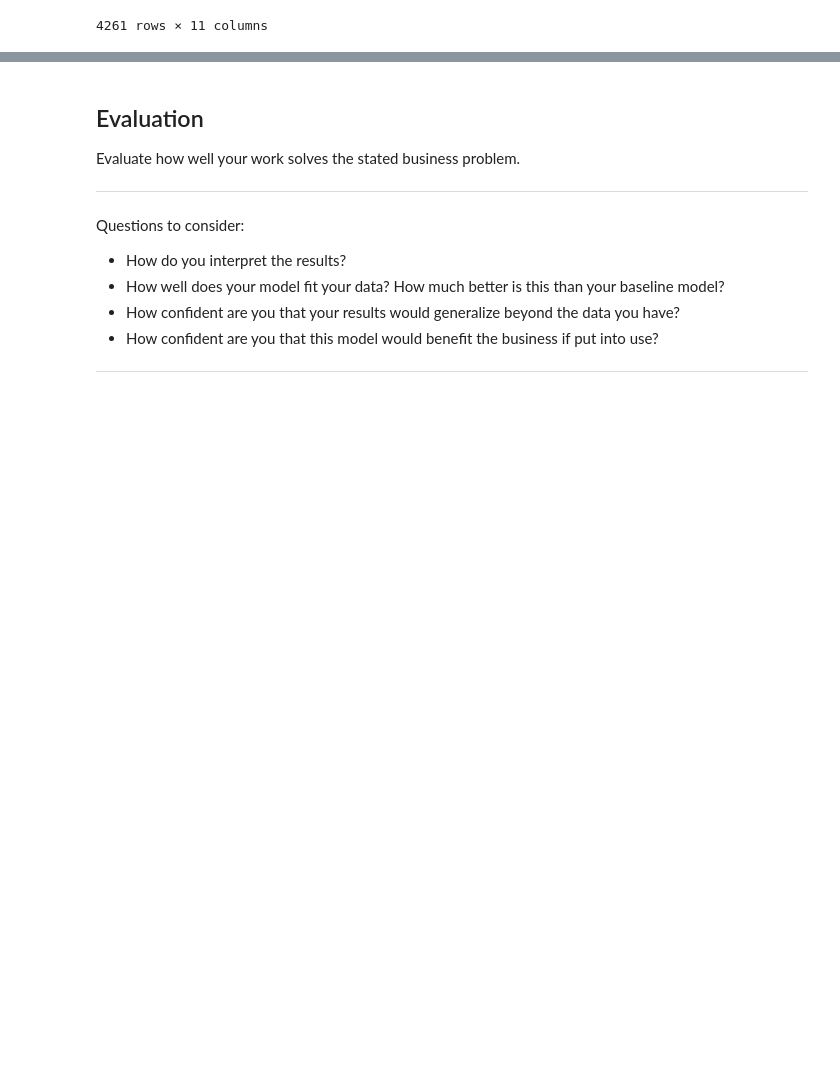
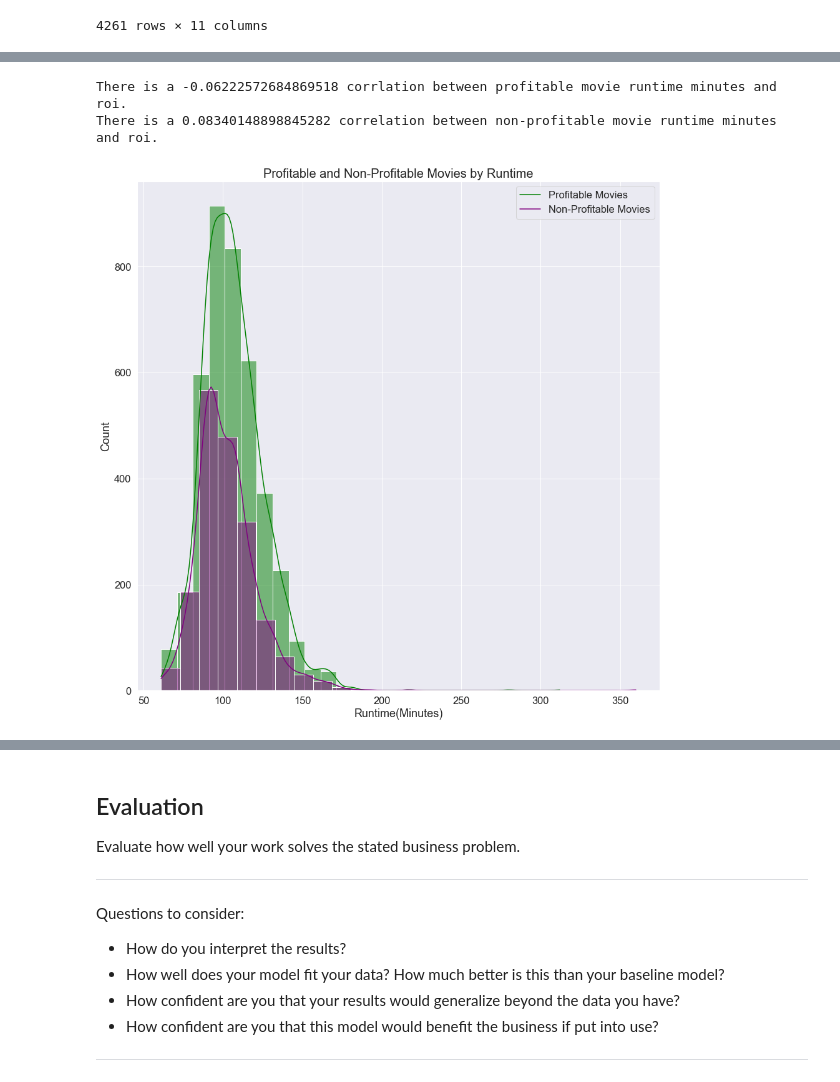
Before and after one commit to sierrajul/Microsoft-Movie-Analysis, a Jupyter notebook: dsc-phase1-project-template.ipynb, the cells around one changed output, grey strips where cells are left out. Saved outputs shown, nothing was run; the diff lists cells and outputs as text; code cells hidden in the pictures; blank space fills up the shorter version.

```diff
--- a/dsc-phase1-project-template.ipynb
+++ b/dsc-phase1-project-template.ipynb
@@ -581,0 +559,4 @@ df_runtime
+# %%
+# create dataframe of movies that earned a profit
+df_rt_prof = df.loc[df['adjusted_profit'] >= 1]
+df_rt_prof
@@ -581,0 +577,4 @@ df_runtime
+# %%
+# create dataframe of movies that didn't make a profit
+df_rt_noprof = df.loc[df['adjusted_profit'] <= 1]
+df_rt_noprof
@@ -582,7 +595,7 @@ df_runtime
 # %%
 # remove missing runtime entires
-df_runtime.dropna(axis=0, subset=['runtime_minutes'], inplace=True)
-df_runtime
+df_rt_prof.dropna(axis=0, subset=['runtime_minutes'], inplace=True)
+df_rt_prof
 # %% [output]
 |  | primary_title | runtime_minutes | genres | release_date | production_budget | worldwide_gross | ... |
 | 7 | The Overnight | 79.0 | Comedy | 2015 | 200000.0 | 1165996.0 | ... |
@@ -615,4 +613,4 @@ Name: runtime_minutes, Length: 161, dtype: int64
 # %%
 # remove entries of movies with runtime less than 60 minutes
-df_rt_adj = df_runtime[df_runtime['runtime_minutes'] > 60]
-df_rt_adj
+df_rt_prof = df_rt_prof[df_rt_prof['runtime_minutes'] > 60]
+df_rt_noprof = df_rt_noprof[df_rt_noprof['runtime_minutes'] > 60]
@@ -632,0 +617,23 @@ df_rt_adj
+# %%
+# calculate correlation between runtime and roi
+runtime_roi_prof = df_rt_prof['runtime_minutes'].corr(df_rt_prof['roi'])
+runtime_roi_noprof = df_rt_noprof['runtime_minutes'].corr(df_rt_noprof['roi'])
+print(f'There is a {runtime_roi_prof} corrlation between profitable movie runtime minutes and roi.')
+print(f'There is a {runtime_roi_noprof} correlation between non-profitable movie runtime minutes and roi.')
+# %% [output]
+There is a -0.06222572684869518 corrlation between profitable movie runtime minutes and roi.
+There is a 0.08340148898845282 correlation between non-profitable movie runtime minutes and roi.
+# %%
+# create visualization of correlation data
+fig, ax = plt.subplots(figsize = (15,15))
+
+sns.histplot(data=df_rt_prof, x="runtime_minutes", color="green", bins=25, kde=True)
+plt.xlabel("Runtime(Minutes)")
+plt.title("Profitable and Non-Profitable Movies by Runtime", size=20)
+
+sns.histplot(data=df_rt_noprof, x="runtime_minutes", color="purple", alpha=0.5, bins=25, kde=True)
+plt.legend(labels=["Profitable Movies","Non-Profitable Movies"])
+
+# plt.savefig('Prof_vs_Noprof_RT.png')
+# %% [output]
+[figure, added]
```
Also changed, not shown: parts of 12 cells of this notebook.
